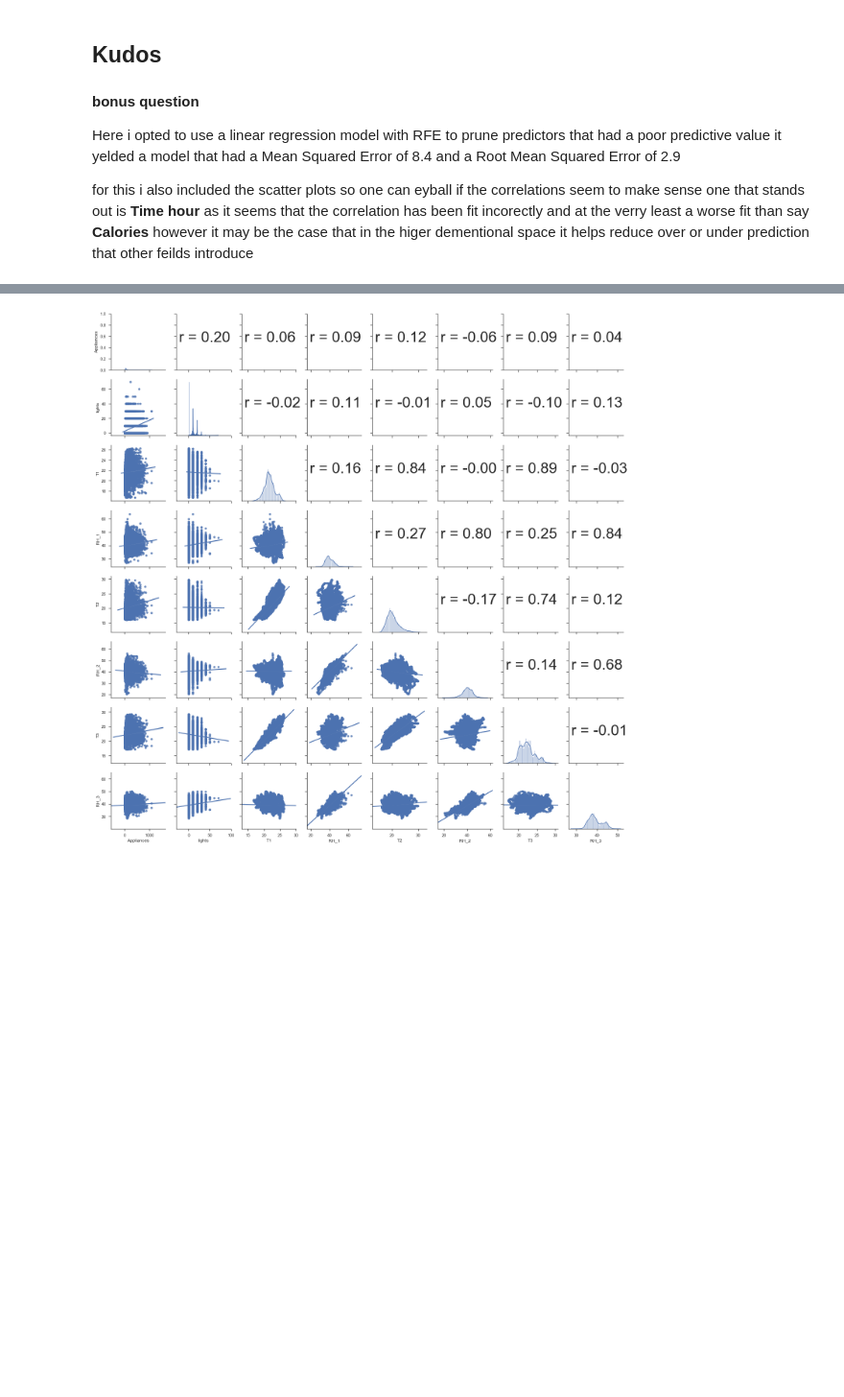
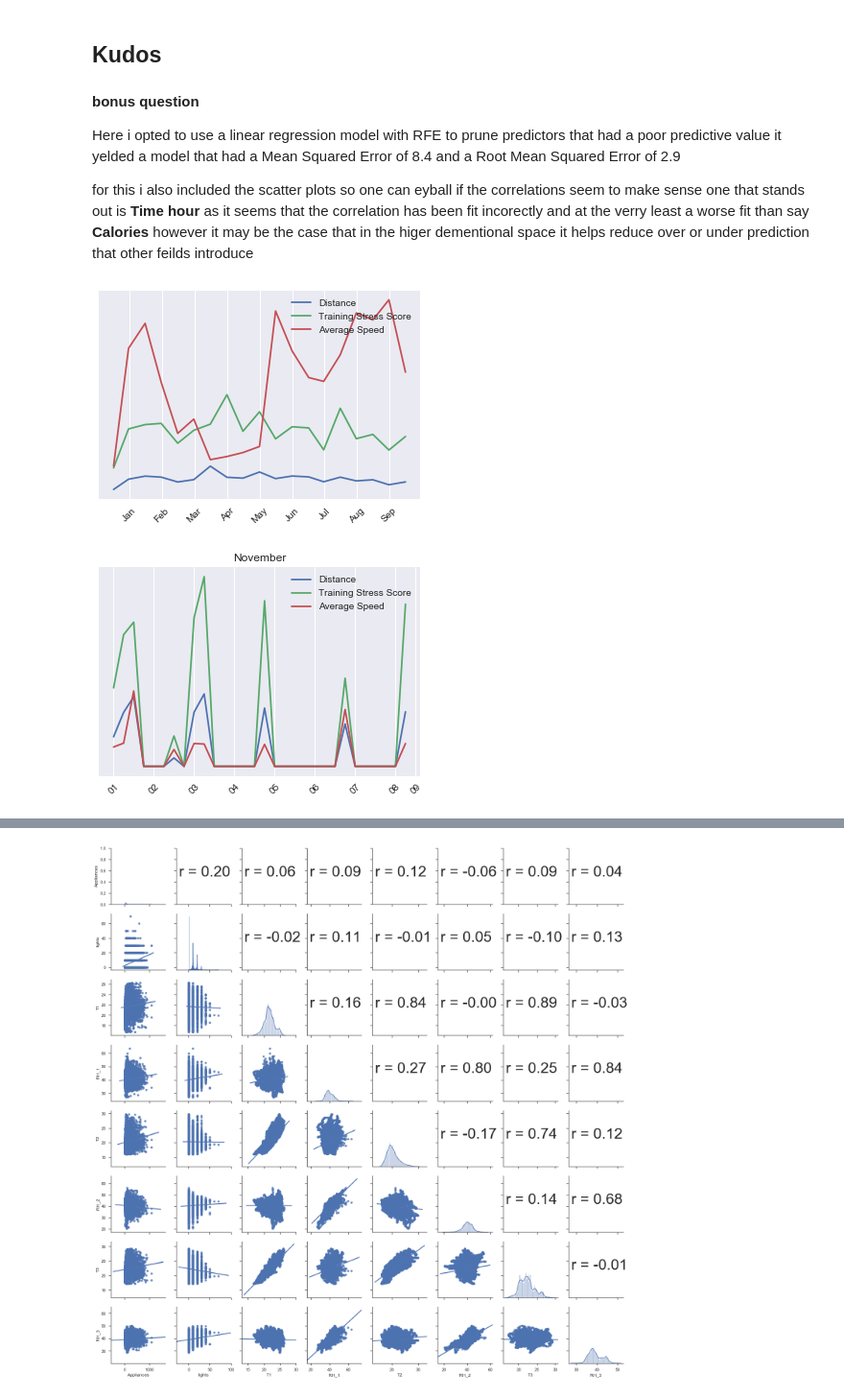
Before and after one commit to billy1234/DataScience-Portfolio, a Jupyter notebook: Portfolio.ipynb, the cells around one changed output, grey strips where cells are left out. Shown at 96% size. Saved outputs shown, nothing was run; the diff lists cells and outputs as text; code cells hidden in the pictures; blank space fills up the shorter version.

```diff
--- a/Portfolio.ipynb
+++ b/Portfolio.ipynb
@@ -320,3 +283,35 @@ Here i opted to use a linear regression model with RFE to prune predictors that
 it yelded a model that had a  Mean Squared Error of 8.4 and a Root Mean Squared Error of 2.9
 
 for this i also included the scatter plots so one can eyball if the correlations seem to make sense one that stands out is **Time hour** as it seems that the correlation has been fit incorectly and at the verry least a worse fit than say **Calories** however it may be the case that in the higer dementional space it helps reduce over or under prediction that other feilds introduce
+# %%
+def showRelLine(mean,total,dformat):
+    fig, ax = plt.subplots()
+    sns.lineplot(x=mean.index,y=mean['distance'],ax=ax)
+    sns.lineplot(x=mean.index,y=mean['TSS'],ax=ax)
+    sns.lineplot(x=total.index,y=total['Average Speed'],ax=ax)
+    ax.legend(["Distance","Training Stress Score","Average Speed"],loc='upper right')
+    plt.yticks([], [])
+    plt.ylabel("")
+    ax.set_xticklabels(total.index.strftime(dformat),rotation = 45)
+
+def showRelBar(data):
+    fig, ax = plt.subplots()
+    sns.distplot(x=data.index,y=data['distance'],ax=ax)
+    sns.distplot(x=data.index,y=data['TSS'],ax=ax)
+    sns.distplot(x=data.index,y=data['Average Speed'],ax=ax)
+    ax.legend(["Distance","Training Stress Score","Average Speed"],loc='upper right')
+    plt.yticks([], [])
+    plt.ylabel("")
+    ax.set_xticklabels(data.index.strftime('%d'),rotation = 45)
+
+
+showRelLine(df.resample('M').mean(),df.resample('M').sum(),"%b")
+plt.show()
+
+nov = df[df.index.month == 11]
+showRelLine(nov.resample('d').sum(),nov.resample('d').sum(),"%d")
+plt.title("November")
+plt.show()
+# %% [output]
+[figure, added]
+[figure, added]
```
Also changed, not shown: parts of 14 cells of this notebook.
